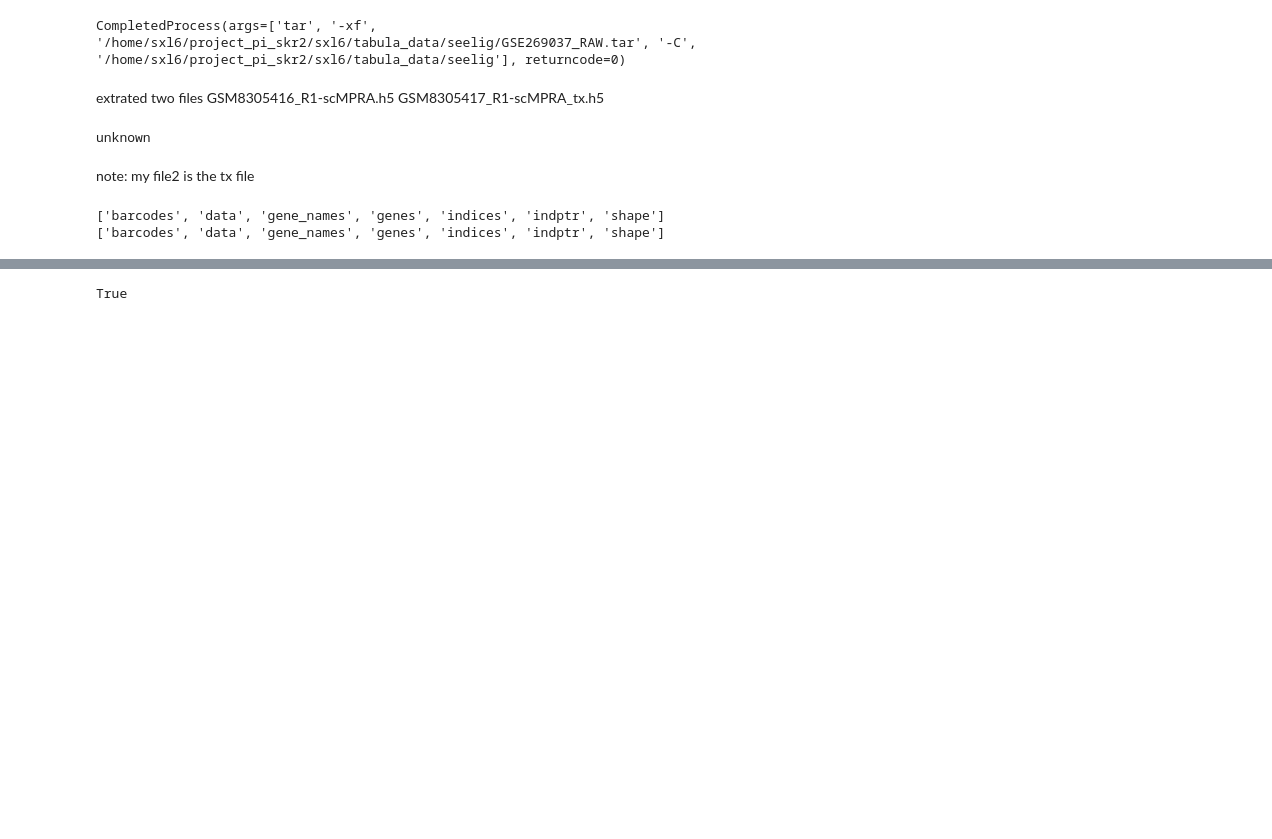
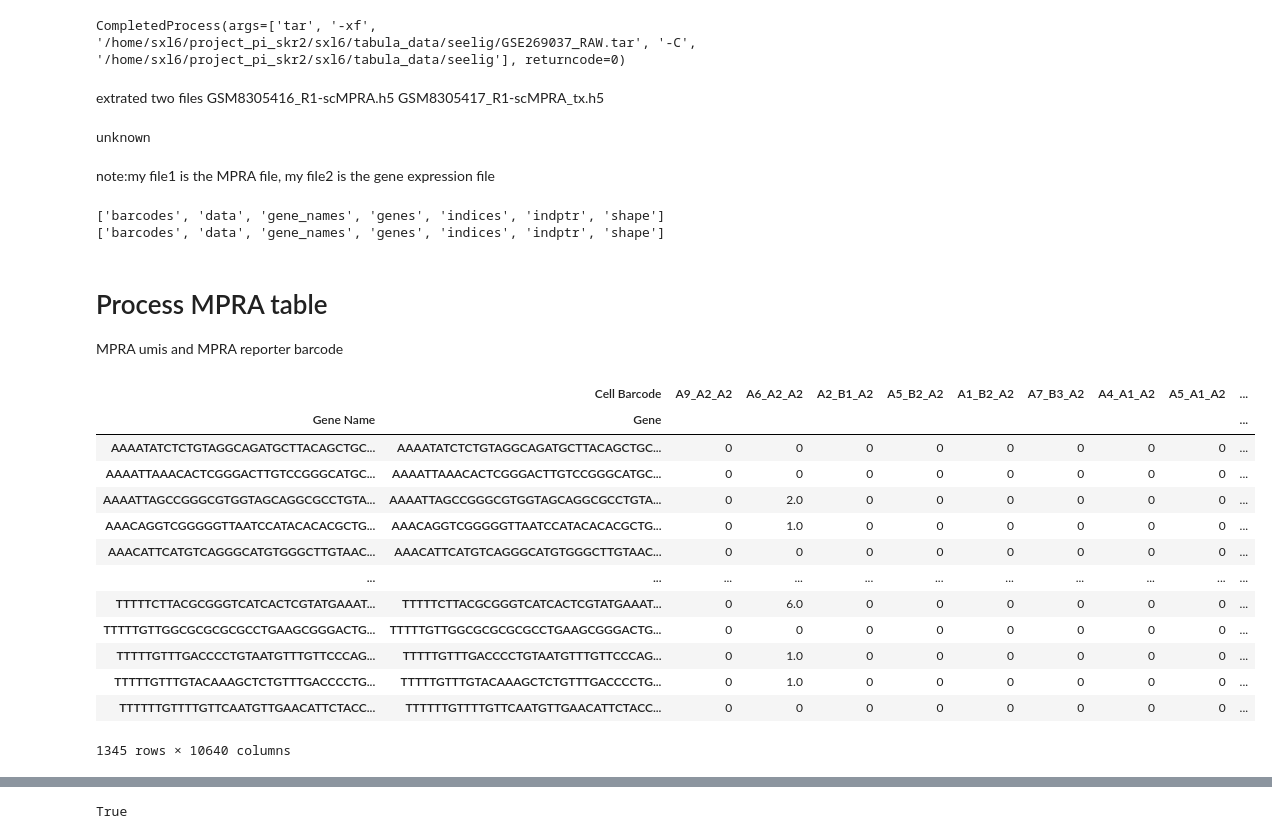
Before and after one commit to Reilly-Lab-Yale/tabula-rasa, a Jupyter notebook: notebooks/00_preprocessing.ipynb, the cells around one changed output, grey strips where cells are left out. Drawn from its saved outputs; the diff is of its cells as text; code cells hidden in the pictures; blank space fills up the shorter version.

```diff
--- a/notebooks/00_susanna_working.ipynb
+++ b/notebooks/00_preprocessing.ipynb
@@ -46,7 +88,7 @@ print(group)
 # %% [output]
 unknown
 # %% [markdown]
-note: my file2 is the tx file
+note:my file1 is the MPRA file, my file2 is the gene expression file
 # %%
 print(list(file_1[list(file_1.keys())[0]]))
 print(list(file_2[list(file_2.keys())[0]]))
@@ -85,3 +127,23 @@ def decode(handle):
 
 MPRA=decode(file_1)
 GEX=decode(file_2)
+# %% [markdown]
+# Process MPRA table
+MPRA umis and MPRA reporter barcode
+# %%
+MPRA
+# %% [output]
+|  | Cell Barcode | A9_A2_A2 | A6_A2_A2 | A2_B1_A2 | A5_B2_A2 | A1_B2_A2 | A7_B3_A2 | A4_A1_A2 | A5_A1_A2 | ... |
+| Gene Name | Gene |  |  |  |  |  |  |  |  | ... |
+| AAAATATCTCTGTAGGCAGATGCTTACAGCTGC... | AAAATATCTCTGTAGGCAGATGCTTACAGCTGC... | 0 | 0 | 0 | 0 | 0 | 0 | 0 | 0 | ... |
+| AAAATTAAACACTCGGGACTTGTCCGGGCATGC... | AAAATTAAACACTCGGGACTTGTCCGGGCATGC... | 0 | 0 | 0 | 0 | 0 | 0 | 0 | 0 | ... |
+| AAAATTAGCCGGGCGTGGTAGCAGGCGCCTGTA... | AAAATTAGCCGGGCGTGGTAGCAGGCGCCTGTA... | 0 | 2.0 | 0 | 0 | 0 | 0 | 0 | 0 | ... |
+| AAACAGGTCGGGGGTTAATCCATACACACGCTG... | AAACAGGTCGGGGGTTAATCCATACACACGCTG... | 0 | 1.0 | 0 | 0 | 0 | 0 | 0 | 0 | ... |
+| AAACATTCATGTCAGGGCATGTGGGCTTGTAAC... | AAACATTCATGTCAGGGCATGTGGGCTTGTAAC... | 0 | 0 | 0 | 0 | 0 | 0 | 0 | 0 | ... |
+| ... | ... | ... | ... | ... | ... | ... | ... | ... | ... | ... |
+| TTTTTCTTACGCGGGTCATCACTCGTATGAAAT... | TTTTTCTTACGCGGGTCATCACTCGTATGAAAT... | 0 | 6.0 | 0 | 0 | 0 | 0 | 0 | 0 | ... |
+| TTTTTGTTGGCGCGCGCGCCTGAAGCGGGACTG... | TTTTTGTTGGCGCGCGCGCCTGAAGCGGGACTG... | 0 | 0 | 0 | 0 | 0 | 0 | 0 | 0 | ... |
+| TTTTTGTTTGACCCCTGTAATGTTTGTTCCCAG... | TTTTTGTTTGACCCCTGTAATGTTTGTTCCCAG... | 0 | 1.0 | 0 | 0 | 0 | 0 | 0 | 0 | ... |
+| TTTTTGTTTGTACAAAGCTCTGTTTGACCCCTG... | TTTTTGTTTGTACAAAGCTCTGTTTGACCCCTG... | 0 | 1.0 | 0 | 0 | 0 | 0 | 0 | 0 | ... |
+| TTTTTTGTTTTGTTCAATGTTGAACATTCTACC... | TTTTTTGTTTTGTTCAATGTTGAACATTCTACC... | 0 | 0 | 0 | 0 | 0 | 0 | 0 | 0 | ... |
+1345 rows × 10640 columns
```
Also changed, not shown: parts of 14 cells of this notebook, 1 other file.
